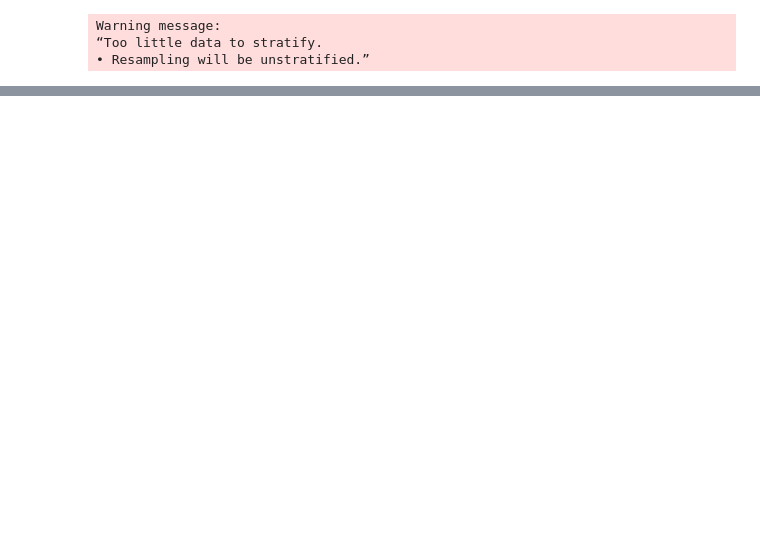
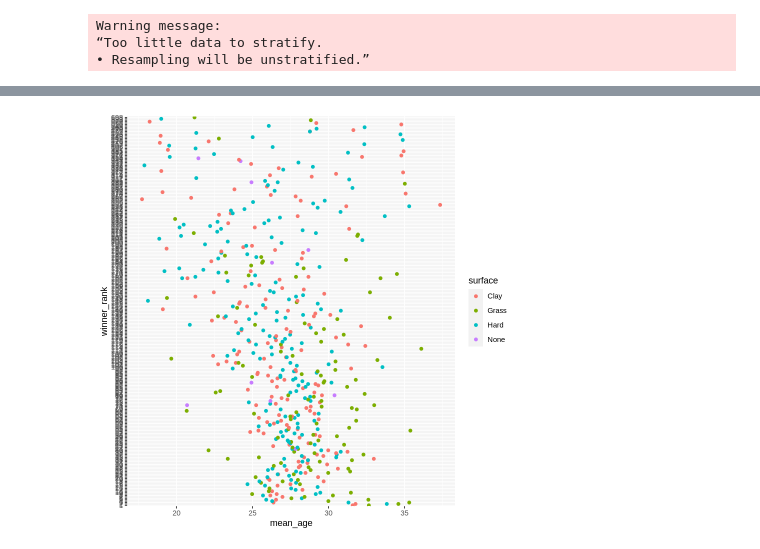
Before and after one commit to KatieSwan/DSCI100_GroupProject, a Jupyter notebook: Project_Proposal.ipynb, the cells around one changed output, grey strips where cells are left out. Saved outputs shown, nothing was run; the diff lists cells and outputs as text; code cells hidden in the pictures; blank space fills up the shorter version.

Commit message:
Issue with the graph

```diff
--- a/Project_Proposal.ipynb
+++ b/Project_Proposal.ipynb
@@ -74,3 +74,10 @@ A tibble: 10 × 8
 | 7 | R | 188 | 33.70568 | 11 | 3 | 239 | Hard |
 | 8 | R | NA | 19.86858 | 1 | 1 | 31 | Hard |
 | 9 | R | NA | 22.88569 | 16 | 2 | 16 | Hard |
+# %%
+tennis_mean <- tennis_smaller|>
+    group_by(winner_rank, surface)|>
+    summarize(mean_ht = mean(winner_ht, na.rm = TRUE), mean_age = mean(winner_age),
+              mean_ace = mean(w_ace, na.rm = TRUE), mean_df = mean(w_df, na.rm = TRUE))
+tennis_mean|>
+    slice(1:10)
@@ -77,5 +106,5 @@ A tibble: 10 × 8
 # %%
-tennis_split <- initial_split(tennis_smaller, prop = 0.75, strata = winner_rank )
+tennis_split <- initial_split(tennis_mean, prop = 0.75, strata = winner_rank )
 tennis_training <- training(tennis_split)
 tennis_testing <- testing(tennis_split)
 # %% [output]
@@ -93,0 +136,7 @@ Caused by error in `mean.default()`:
+# %%
+tennis_training_plot<- tennis_training|>
+    ggplot(aes(x=mean_age, y=winner_rank,colour=surface))+
+    geom_point()
+tennis_training_plot
+# %% [output]
+[figure, added]
```
Also changed, not shown: parts of 3 cells of this notebook.
